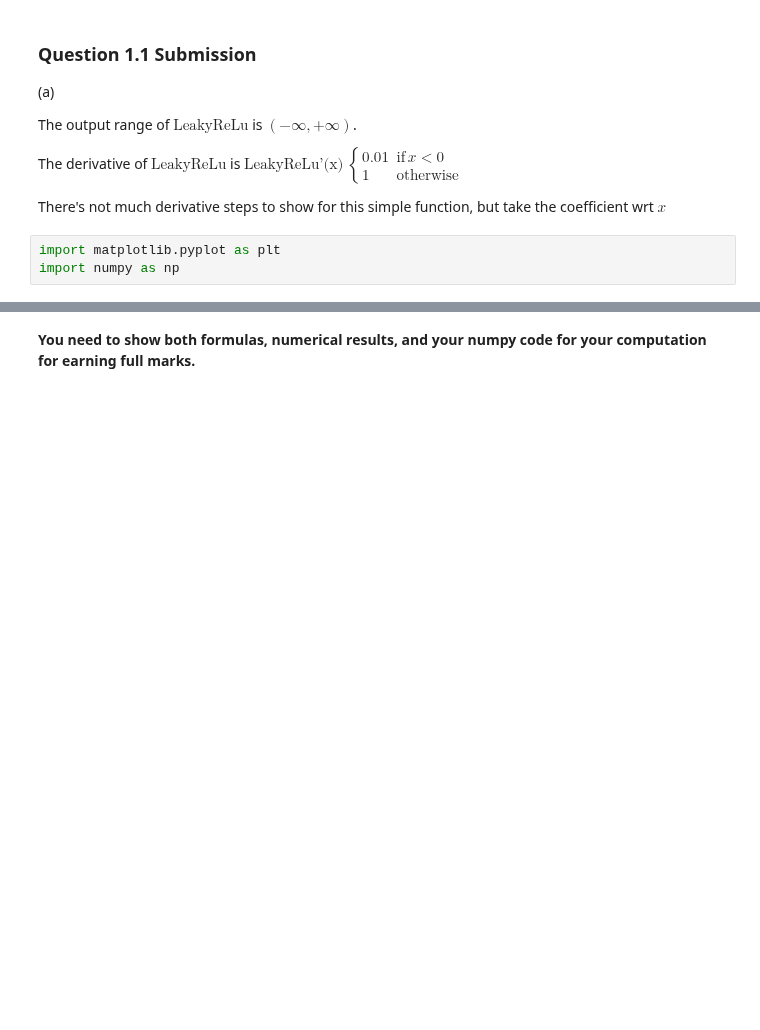
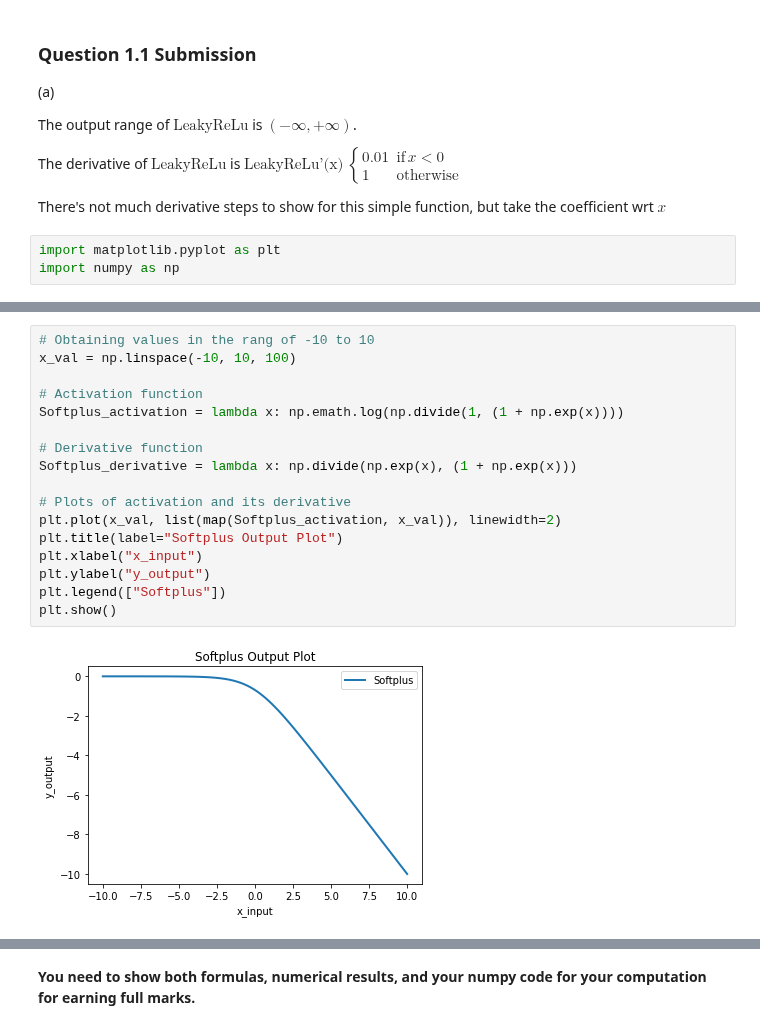
Before and after one commit to multipletwigs/FIT3181-Deep-Learning, a Jupyter notebook: FIT3181_Assignment_1/FIT3181_Assignment1-2022.ipynb, the cells around one changed output, grey strips where cells are left out. Cells and saved outputs as stored; diff of their text form; blank space fills up the shorter version.

```diff
--- a/FIT3181_Assignment_1/FIT3181_Assignment1-2022.ipynb
+++ b/FIT3181_Assignment_1/FIT3181_Assignment1-2022.ipynb
@@ -109,0 +122,19 @@ plt.show()
+# %%
+# Obtaining values in the rang of -10 to 10
+x_val = np.linspace(-10, 10, 100)
+
+# Activation function
+Softplus_activation = lambda x: np.emath.log(np.divide(1, (1 + np.exp(x))))
+
+# Derivative function
+Softplus_derivative = lambda x: np.divide(np.exp(x), (1 + np.exp(x)))
+
+# Plots of activation and its derivative
+plt.plot(x_val, list(map(Softplus_activation, x_val)), linewidth=2)
+plt.title(label="Softplus Output Plot")
+plt.xlabel("x_input")
+plt.ylabel("y_output")
+plt.legend(["Softplus"])
+plt.show()
+# %% [output]
+[figure, added]
```
Also changed, not shown: parts of 10 cells of this notebook, 1 other file.
